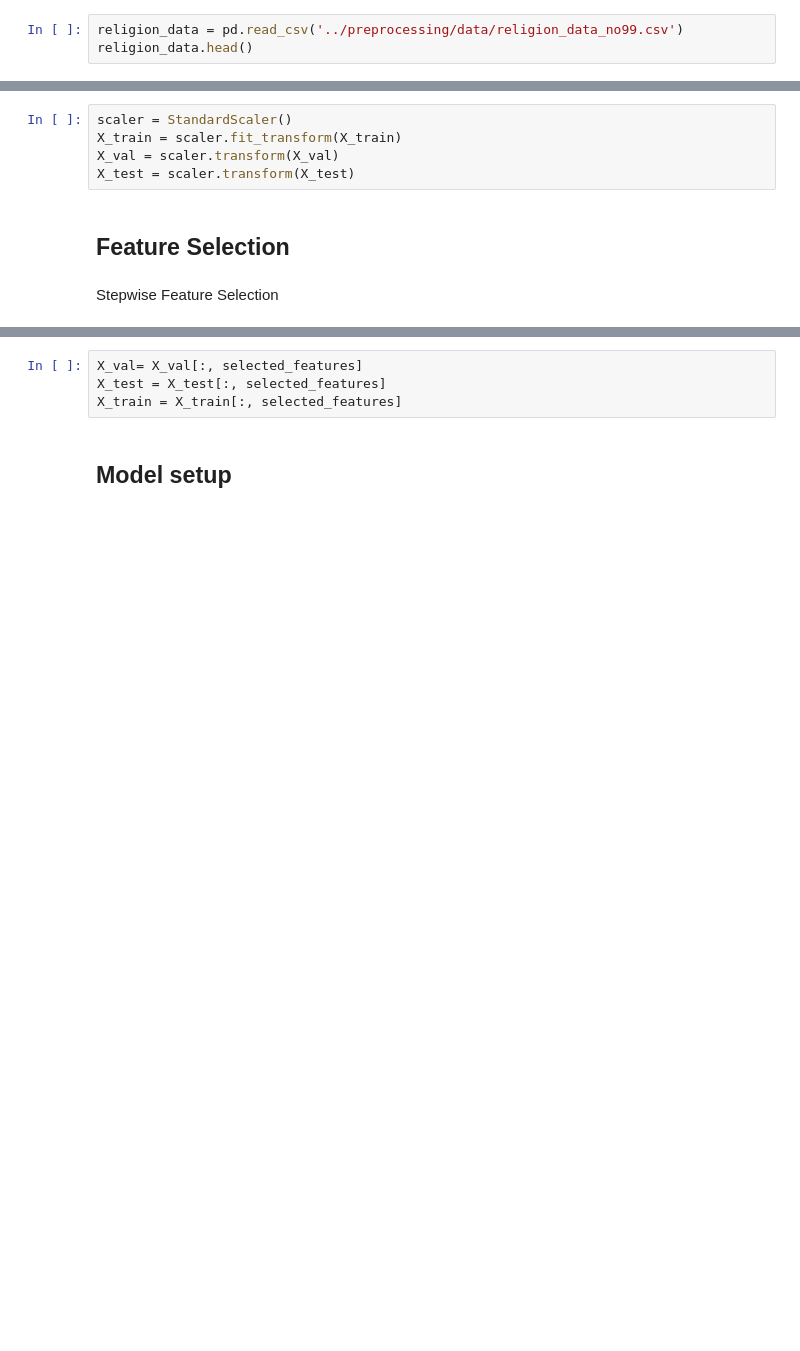
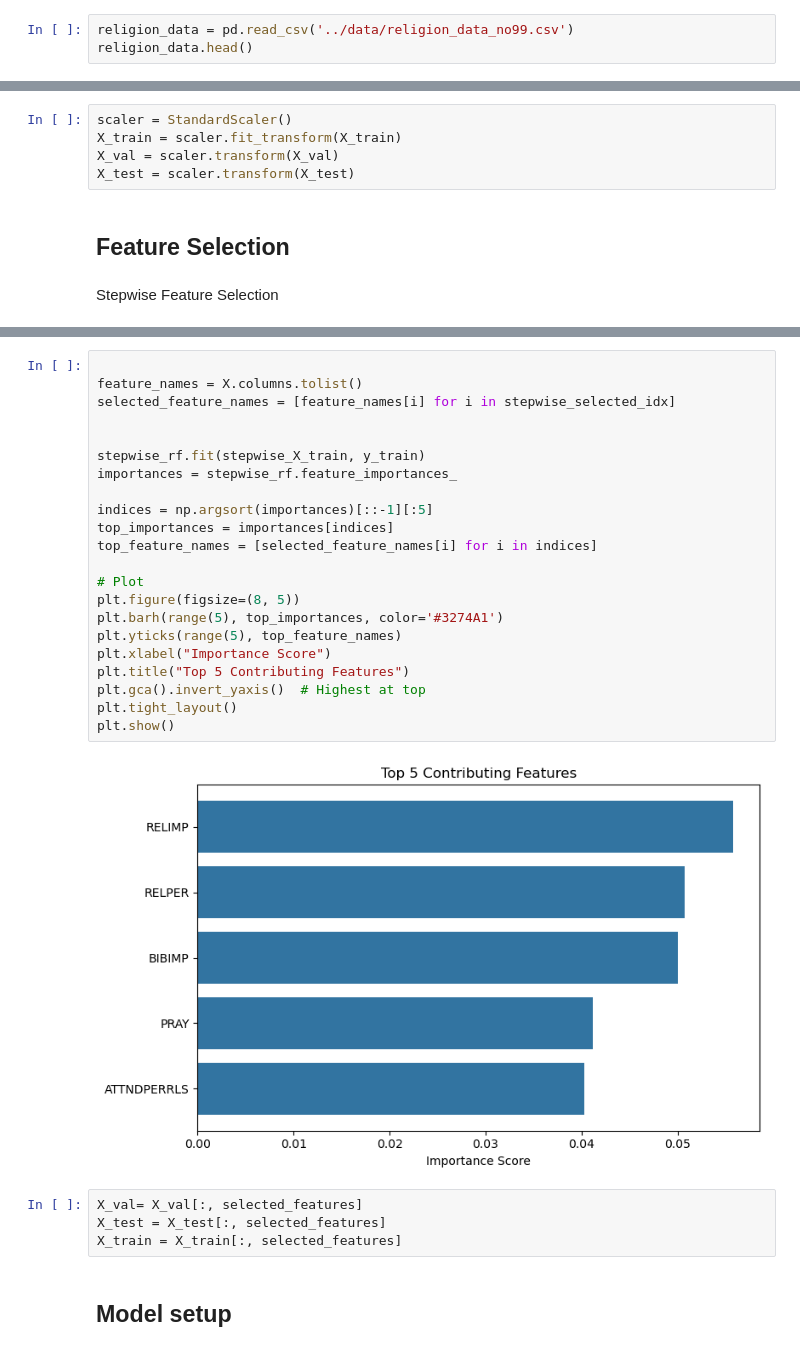
Before and after one commit to religion6600/religion6600.github.io, a Jupyter notebook: code/MLP.ipynb, the cells around one changed output, grey strips where cells are left out. Cells and saved outputs as stored; diff of their text form; blank space fills up the shorter version.

Commit message:
added top contributing variables plot

```diff
--- a/code/MLP.ipynb
+++ b/code/MLP.ipynb
@@ -40,7 +40,7 @@ from sklearn.metrics import classification_report, confusion_matrix
 # %% [markdown]
 Import and split the data
 # %%
-religion_data = pd.read_csv('../preprocessing/data/religion_data_no99.csv')
+religion_data = pd.read_csv('../data/religion_data_no99.csv')
 religion_data.head()
 # %% [output]
 |  | HAPPY | SATIS_A | SATIS_B | CHNG_A | CHNG_B | CHNG_C | DIVRELPOP | DIVRACPOP | QB2A | QB2C | ... | ... |
@@ -108,3 +136,27 @@ print(selected_features)
+# %%
+
+feature_names = X.columns.tolist()
+selected_feature_names = [feature_names[i] for i in stepwise_selected_idx]
+
+
+stepwise_rf.fit(stepwise_X_train, y_train)
+importances = stepwise_rf.feature_importances_
+
+indices = np.argsort(importances)[::-1][:5]
+top_importances = importances[indices]
+top_feature_names = [selected_feature_names[i] for i in indices]
+
+# Plot
+plt.figure(figsize=(8, 5))
+plt.barh(range(5), top_importances, color='#3274A1')
+plt.yticks(range(5), top_feature_names)
+plt.xlabel("Importance Score")
+plt.title("Top 5 Contributing Features")
+plt.gca().invert_yaxis()  # Highest at top
+plt.tight_layout()
+plt.show()
+# %% [output]
+[figure, added]
 # %%
 X_val= X_val[:, selected_features]
 X_test = X_test[:, selected_features]
```
Also changed, not shown: parts of 4 cells of this notebook.
